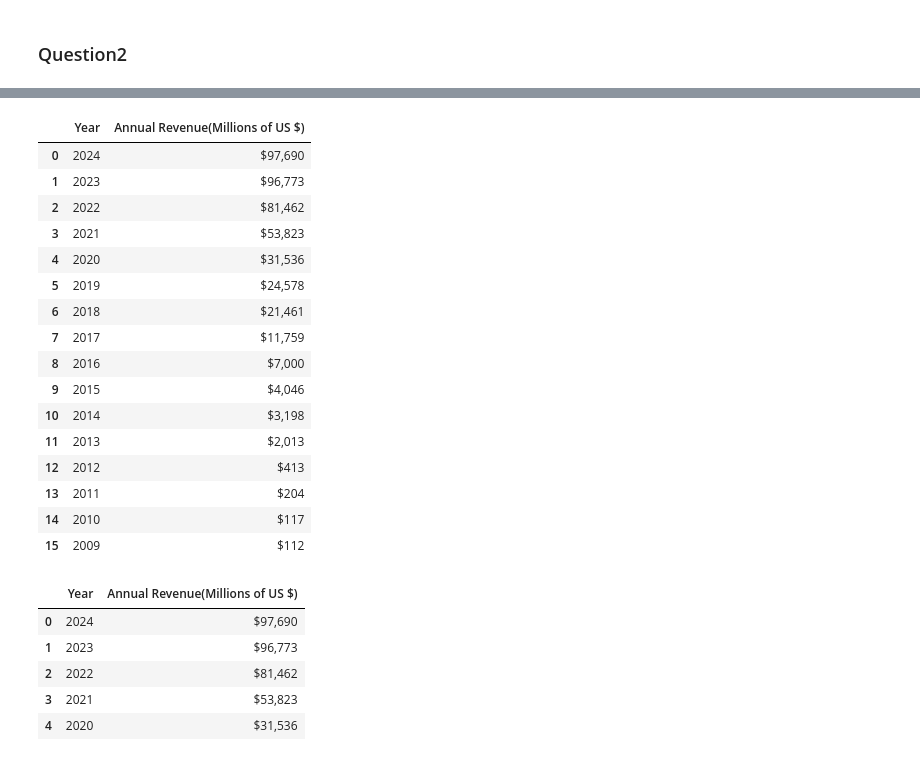
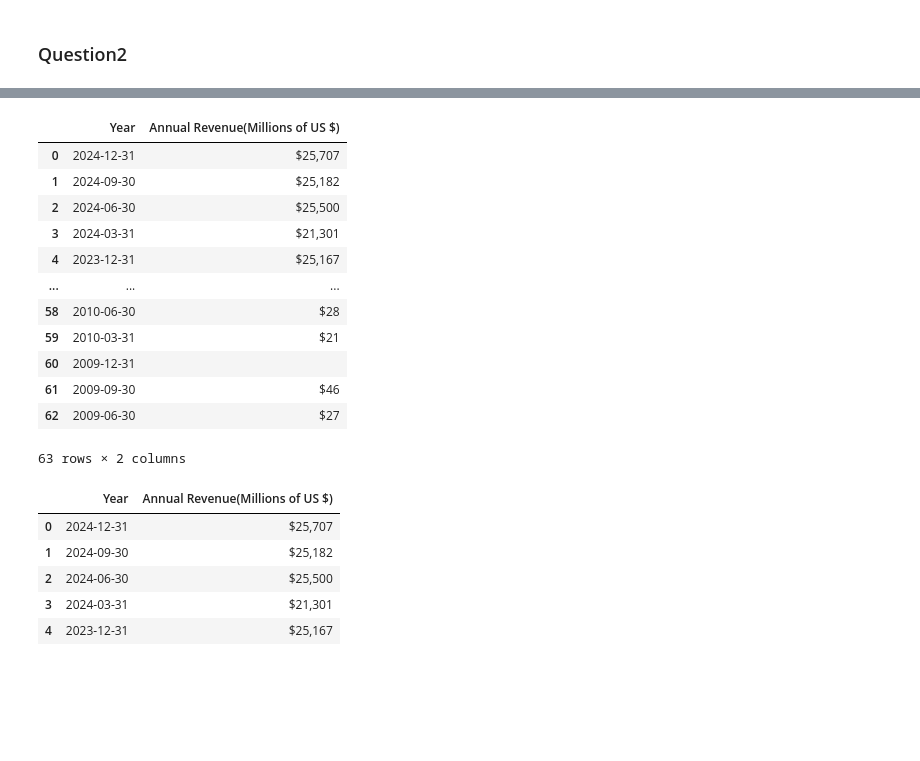
Before and after one commit to mohamedishhaq/web-scraping, a Jupyter notebook: Projects/Extract-Tesla-Stock-Data.ipynb, the cells around one changed output, grey strips where cells are left out. Saved outputs shown, nothing was run; the diff lists cells and outputs as text; code cells hidden in the pictures; blank space fills up the shorter version.

```diff
--- a/Projects/Extract-Tesla-Stock-Data.ipynb
+++ b/Projects/Extract-Tesla-Stock-Data.ipynb
@@ -85,41 +85,38 @@ revenue_table
 # %%
 revenue_data = pd.DataFrame(columns=["Year","Annual Revenue(Millions of US $)"])
 # %%
-rows = revenue_table.find_all('tr')
+revenue_tables = soup.find_all('table')
+quarterly_revenue_table= revenue_tables[1]
+tbody = quarterly_revenue_table.find('tbody')
+rows = tbody.find_all('tr')
 # %%
 for row in rows:
     cols = row.find_all('td')
-    if len(cols) >= 2:
-        year = cols[0].text
-        annual_revenue = cols[1].text
-
-        revenue_data = pd.concat([revenue_data,pd.DataFrame({"Year":[year],"Annual Revenue(Millions of US $)":[annual_revenue]})],ignore_index=True)
+    year = cols[0].text
+    annual_revenue = cols[1].text
+    revenue_data = pd.concat([revenue_data,pd.DataFrame({"Year":[year],"Annual Revenue(Millions of US $)":[annual_revenue]})],ignore_index=True)
 
 revenue_data
 # %% [output]
 |  | Year | Annual Revenue(Millions of US $) |
-| 0 | 2024 | $97,690 |
-| 1 | 2023 | $96,773 |
-| 2 | 2022 | $81,462 |
-| 3 | 2021 | $53,823 |
-| 4 | 2020 | $31,536 |
-| 5 | 2019 | $24,578 |
-| 6 | 2018 | $21,461 |
-| 7 | 2017 | $11,759 |
-| 8 | 2016 | $7,000 |
-| 9 | 2015 | $4,046 |
-| 10 | 2014 | $3,198 |
-| 11 | 2013 | $2,013 |
-| 12 | 2012 | $413 |
-| 13 | 2011 | $204 |
-| 14 | 2010 | $117 |
-| 15 | 2009 | $112 |
+| 0 | 2024-12-31 | $25,707 |
+| 1 | 2024-09-30 | $25,182 |
+| 2 | 2024-06-30 | $25,500 |
+| 3 | 2024-03-31 | $21,301 |
+| 4 | 2023-12-31 | $25,167 |
+| ... | ... | ... |
+| 58 | 2010-06-30 | $28 |
+| 59 | 2010-03-31 | $21 |
+| 60 | 2009-12-31 |  |
+| 61 | 2009-09-30 | $46 |
+| 62 | 2009-06-30 | $27 |
+63 rows × 2 columns
 # %%
 revenue_data.head()
 # %% [output]
 |  | Year | Annual Revenue(Millions of US $) |
-| 0 | 2024 | $97,690 |
-| 1 | 2023 | $96,773 |
-| 2 | 2022 | $81,462 |
-| 3 | 2021 | $53,823 |
-| 4 | 2020 | $31,536 |
+| 0 | 2024-12-31 | $25,707 |
+| 1 | 2024-09-30 | $25,182 |
+| 2 | 2024-06-30 | $25,500 |
+| 3 | 2024-03-31 | $21,301 |
+| 4 | 2023-12-31 | $25,167 |
```
Also changed, not shown: parts of 1 cell of this notebook.
